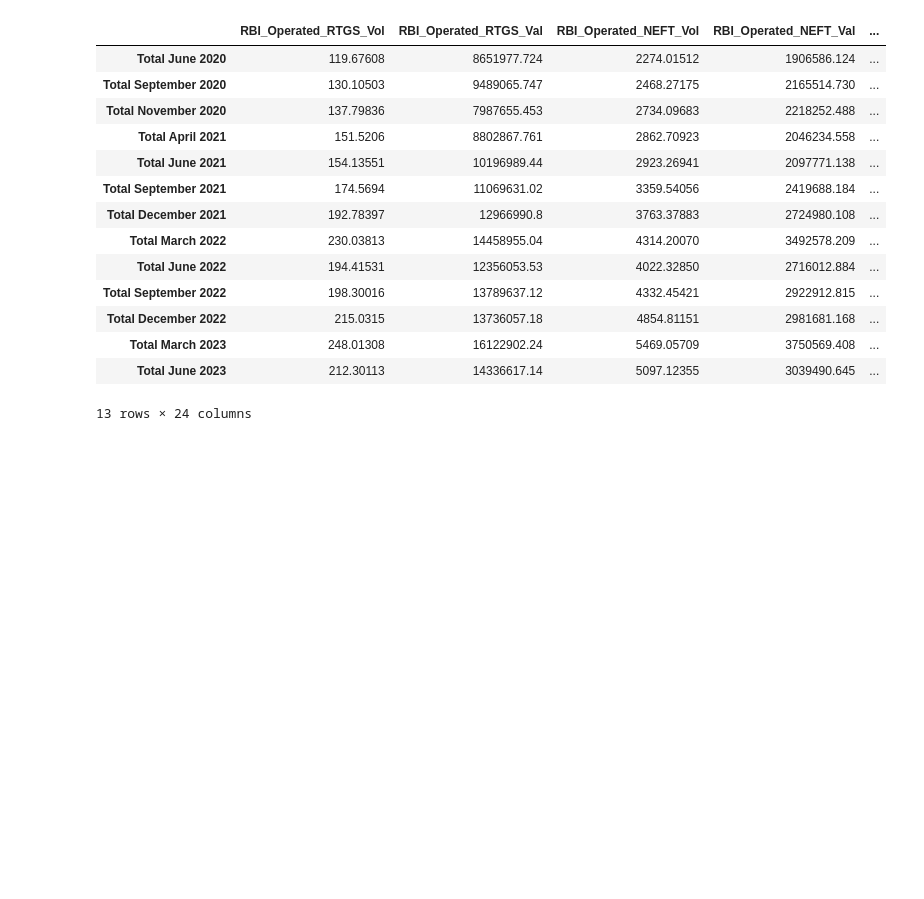
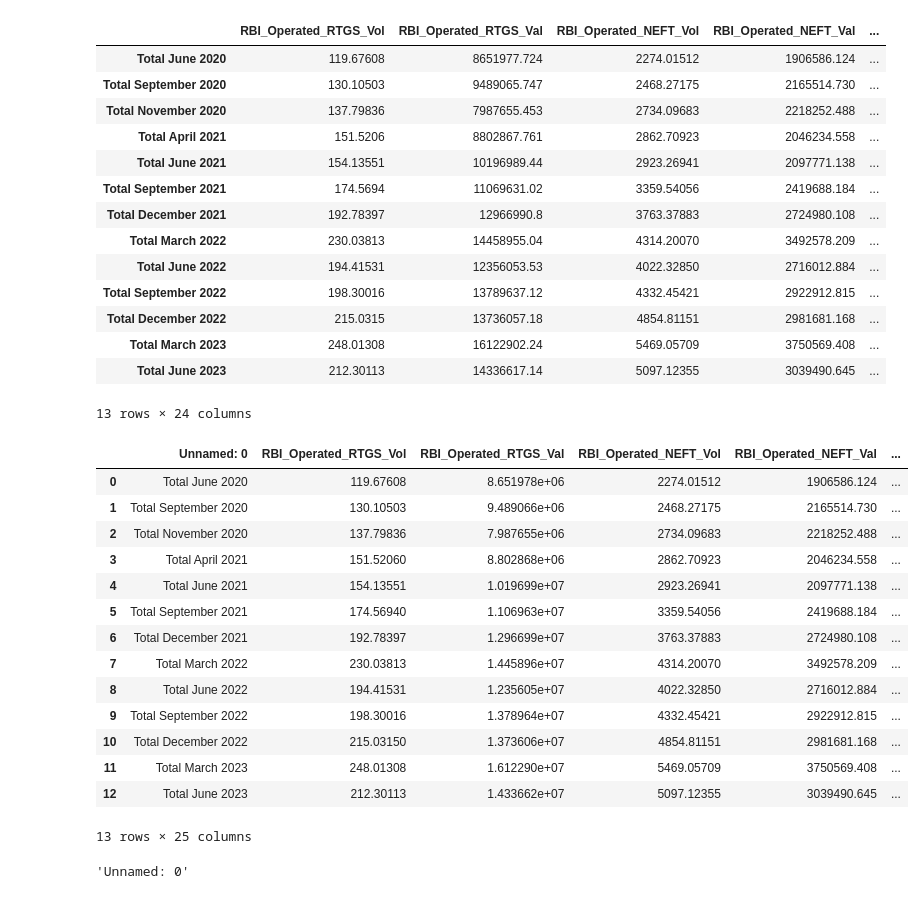
Before and after one commit to kxrxn08/DigitalTransactionAnalysis, a Jupyter notebook: DataCleaning/Quarterly.ipynb, the cells around one changed output. Saved outputs shown, nothing was run; the diff lists cells and outputs as text; code cells hidden in the pictures; blank space fills up the shorter version.

```diff
--- a/DataCleaning/Quarterly.ipynb
+++ b/DataCleaning/Quarterly.ipynb
@@ -409,3 +409,28 @@ total_df
 13 rows × 24 columns
 # %%
 total_df.to_csv("Total data of digital transactions.csv")
+# %%
+total_df=pd.read_csv("Total data of digital transactions.csv")
+l=[]
+total_df
+# %% [output]
+|  | Unnamed: 0 | RBI_Operated_RTGS_Vol | RBI_Operated_RTGS_Val | RBI_Operated_NEFT_Vol | RBI_Operated_NEFT_Val | ... |
+| 0 | Total June 2020 | 119.67608 | 8.651978e+06 | 2274.01512 | 1906586.124 | ... |
+| 1 | Total September 2020 | 130.10503 | 9.489066e+06 | 2468.27175 | 2165514.730 | ... |
+| 2 | Total November 2020 | 137.79836 | 7.987655e+06 | 2734.09683 | 2218252.488 | ... |
+| 3 | Total April 2021 | 151.52060 | 8.802868e+06 | 2862.70923 | 2046234.558 | ... |
+| 4 | Total June 2021 | 154.13551 | 1.019699e+07 | 2923.26941 | 2097771.138 | ... |
+| 5 | Total September 2021 | 174.56940 | 1.106963e+07 | 3359.54056 | 2419688.184 | ... |
+| 6 | Total December 2021 | 192.78397 | 1.296699e+07 | 3763.37883 | 2724980.108 | ... |
+| 7 | Total March 2022 | 230.03813 | 1.445896e+07 | 4314.20070 | 3492578.209 | ... |
+| 8 | Total June 2022 | 194.41531 | 1.235605e+07 | 4022.32850 | 2716012.884 | ... |
+| 9 | Total September 2022 | 198.30016 | 1.378964e+07 | 4332.45421 | 2922912.815 | ... |
+| 10 | Total December 2022 | 215.03150 | 1.373606e+07 | 4854.81151 | 2981681.168 | ... |
+| 11 | Total March 2023 | 248.01308 | 1.612290e+07 | 5469.05709 | 3750569.408 | ... |
+| 12 | Total June 2023 | 212.30113 | 1.433662e+07 | 5097.12355 | 3039490.645 | ... |
+13 rows × 25 columns
+# %%
+columns=list(total_df.columns)
+columns.pop(0)
+# %% [output]
+'Unnamed: 0'
```
Also changed, not shown: parts of 7 cells of this notebook, 3 other files.
